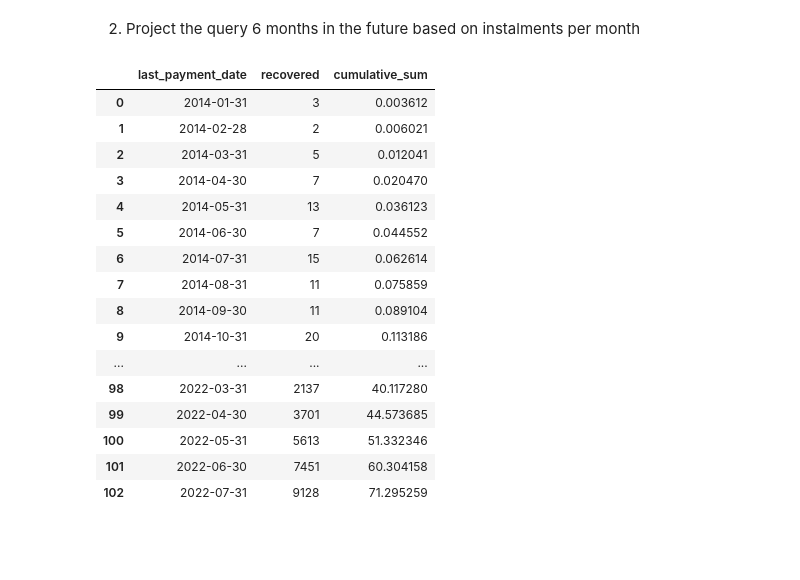
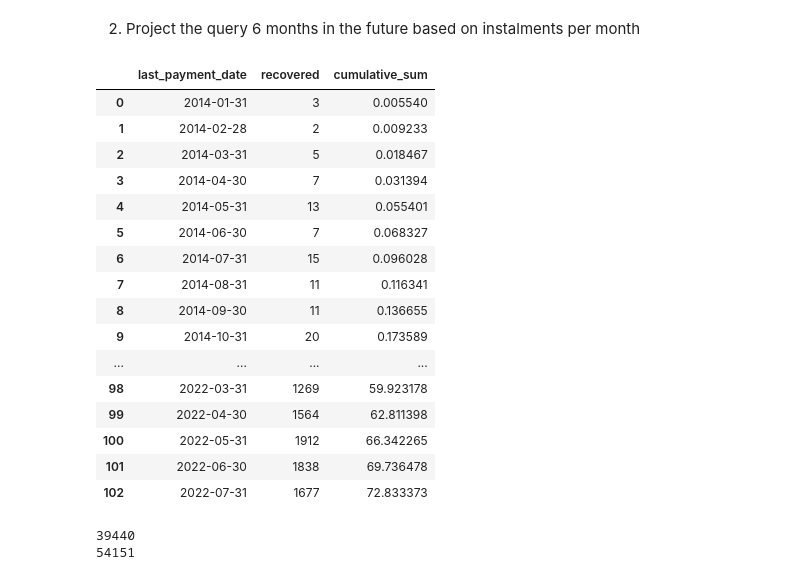
Before and after one commit to stealthchopper2k/exploratory-data-analysis---customer-loans-in-finance, a Jupyter notebook: main.ipynb, the cells around one changed output. Saved outputs shown, nothing was run; the diff lists cells and outputs as text; code cells hidden in the pictures; blank space fills up the shorter version.

Commit message:
fix prediction algo

```diff
--- a/main.ipynb
+++ b/main.ipynb
@@ -279,7 +264,7 @@ df = pd.concat([df, original_df], ignore_index=True)
 df['last_payment_date'] = pd.DatetimeIndex(df['last_payment_date'])
 
 # Check if loan is recovered
-df['recovered'] = df['recovered_ratio'] >= 1
+df['recovered'] = df['recovered_ratio'].ge(1)
 recovered_loans = df['recovered'] == True
 
 # Filter by recovered loans
@@ -295,12 +280,13 @@ Percent of Loans Currently Recovered: 55.98%
 future_df = df[~recovered_loans]
 prediction_df = df[~recovered_loans]
 prediction_recovered_df = df[recovered_loans]
+prediction_df['recovered'] = 0
 
 future_df['6m_future_total_payment'] = future_df['total_payment'] + \
     (future_df['instalment'] * 6)
 
 future_df['recovered'] = (future_df['6m_future_total_payment'] /
-                          df['funded_amount_inv']) >= 1
+                          df['funded_amount_inv']).ge(1)
 
 recovered_loans = future_df['recovered'] == True
 recovered_loan_df_6m_future = future_df[recovered_loans]
@@ -368,10 +345,8 @@ Text(0.5, 1.0, 'Time series repaid')
 # %% [markdown]
 2. Project the query 6 months in the future based on instalments per month
 # %%
-from pandas.tseries.offsets import DateOffset
-
 prediction_df = prediction_df[[
-    'last_payment_date', 'total_payment', 'instalment', 'funded_amount_inv']]
+    'last_payment_date', 'total_payment', 'instalment', 'funded_amount_inv', 'member_id', 'recovered']]
 
 
 def add_months(df, col, nmonths):
@@ -396,56 +371,67 @@ prediction_df.sort_values(
 prediction_df['last_payment_date'] = prediction_df['last_payment_date'].iloc[0]
 
 # prediction_df
-
 for _ in range(months_to_predict):
     latest_date = prediction_df['last_payment_date'].max()
 
-    mask = prediction_df['last_payment_date'] == latest_date
+    mask = (prediction_df['last_payment_date'] == latest_date) & (
+        prediction_df['recovered'] == False)
+
     copy_df = copy_and_mask_df(prediction_df, mask)
+
     add_nums(copy_df, 'total_payment', 'instalment')
     add_months(copy_df, 'last_payment_date', 1)
 
     copy_df['recovered'] = (
         copy_df['total_payment'] / copy_df['funded_amount_inv']) >= 1
 
+    # copy_df = copy_df[copy_df['recovered'] == True]
+
     prediction_df = pd.concat([prediction_df, copy_df], ignore_index=True)
 
 
 min_date = prediction_df['last_payment_date'].min()
-prediction_df = prediction_df[prediction_df['last_payment_date'] != min_date]
+prediction_df = prediction_df[prediction_df['last_payment_date'] > min_date]
 prediction_df = prediction_df[prediction_df['recovered'] == True]
 # %%
 complete_df = pd.concat(
     [prediction_recovered_df, prediction_df], ignore_index=True)
 
 # Group by month to count amount recovered that month
 filtered_df = complete_df .set_index('last_payment_date').groupby(
     [pd.Grouper(freq="M")])['recovered'].count().reset_index()
 
 # Sort by date
 filtered_df.sort_values(
     by='last_payment_date', ascending=True, inplace=True)
 
 # Cumulative sum the percentage recovered per month ( recovered count / total recovered + unrecovered count )
 filtered_df['cumulative_sum'] = filtered_df['recovered'].apply(
-    lambda x: x / (len(df) + len(prediction_df)) * 100).cumsum()
+    lambda x: x / (len(df)) * 100).cumsum()
 
 filtered_df
 # %% [output]
 |  | last_payment_date | recovered | cumulative_sum |
-| 0 | 2014-01-31 | 3 | 0.003612 |
-| 1 | 2014-02-28 | 2 | 0.006021 |
-| 2 | 2014-03-31 | 5 | 0.012041 |
-| 3 | 2014-04-30 | 7 | 0.020470 |
-| 4 | 2014-05-31 | 13 | 0.036123 |
-| 5 | 2014-06-30 | 7 | 0.044552 |
-| 6 | 2014-07-31 | 15 | 0.062614 |
-| 7 | 2014-08-31 | 11 | 0.075859 |
-| 8 | 2014-09-30 | 11 | 0.089104 |
-| 9 | 2014-10-31 | 20 | 0.113186 |
+| 0 | 2014-01-31 | 3 | 0.005540 |
+| 1 | 2014-02-28 | 2 | 0.009233 |
+| 2 | 2014-03-31 | 5 | 0.018467 |
+| 3 | 2014-04-30 | 7 | 0.031394 |
+| 4 | 2014-05-31 | 13 | 0.055401 |
+| 5 | 2014-06-30 | 7 | 0.068327 |
+| 6 | 2014-07-31 | 15 | 0.096028 |
+| 7 | 2014-08-31 | 11 | 0.116341 |
+| 8 | 2014-09-30 | 11 | 0.136655 |
+| 9 | 2014-10-31 | 20 | 0.173589 |
 | ... | ... | ... | ... |
-| 98 | 2022-03-31 | 2137 | 40.117280 |
-| 99 | 2022-04-30 | 3701 | 44.573685 |
-| 100 | 2022-05-31 | 5613 | 51.332346 |
-| 101 | 2022-06-30 | 7451 | 60.304158 |
-| 102 | 2022-07-31 | 9128 | 71.295259 |
+| 98 | 2022-03-31 | 1269 | 59.923178 |
+| 99 | 2022-04-30 | 1564 | 62.811398 |
+| 100 | 2022-05-31 | 1912 | 66.342265 |
+| 101 | 2022-06-30 | 1838 | 69.736478 |
+| 102 | 2022-07-31 | 1677 | 72.833373 |
+# %%
+print(filtered_df['recovered'].sum())
+
+print(len(df))
+# %% [output]
+39440
+54151
```
Also changed, not shown: parts of 6 cells of this notebook.
